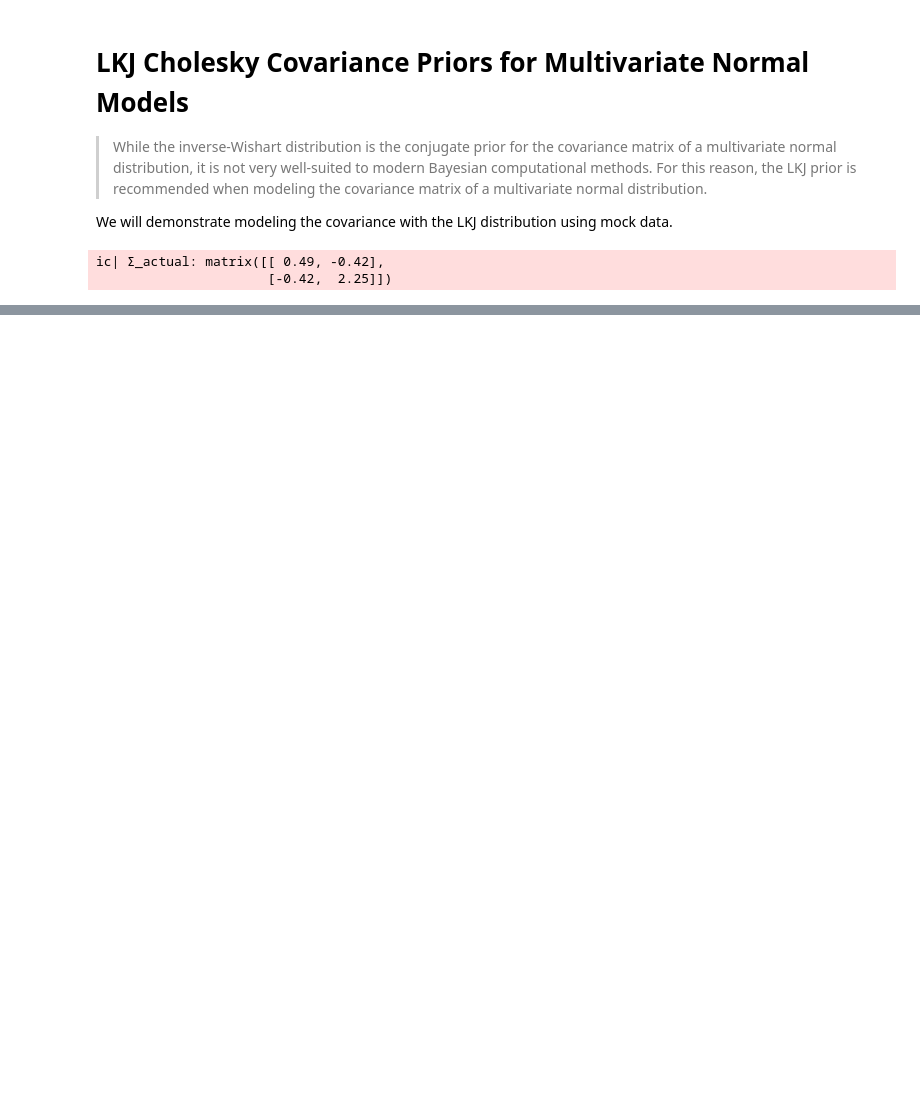
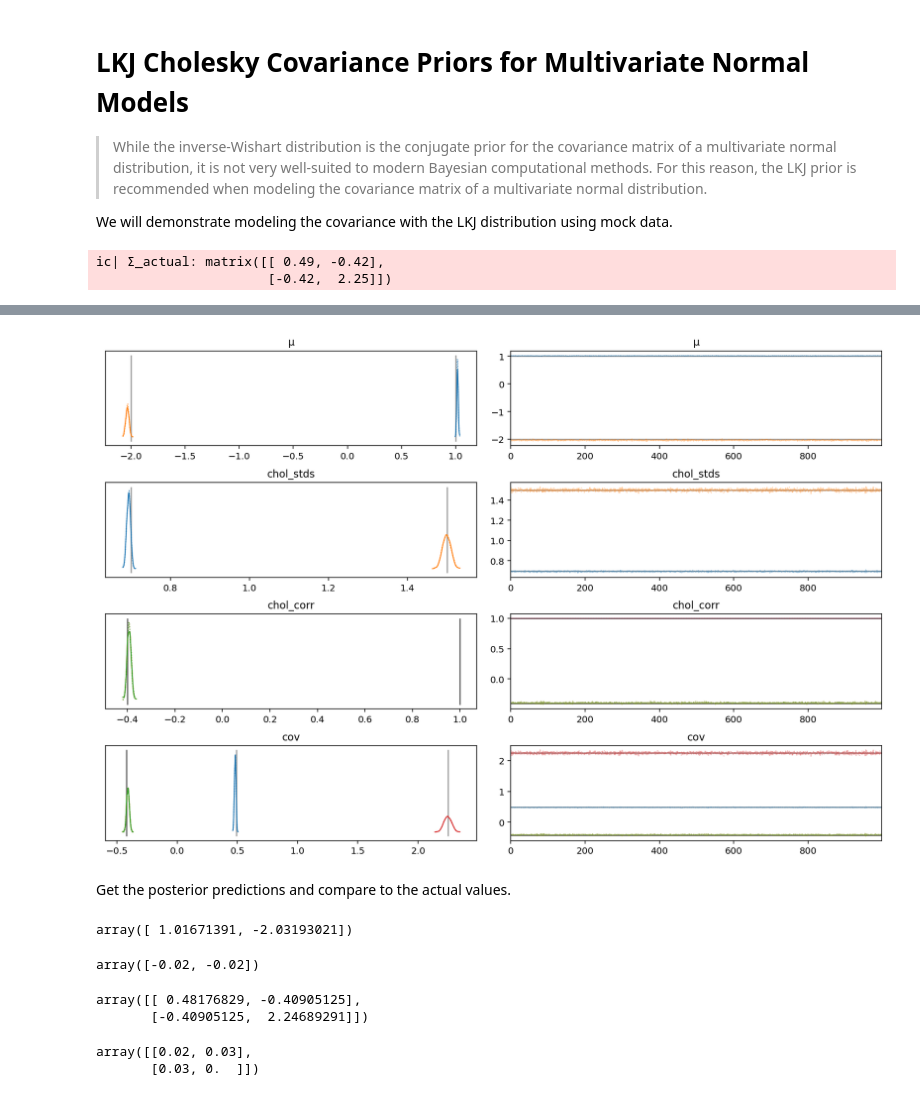
Before and after one commit to jhrcook/pymc3-tutorials, a Jupyter notebook: 024_lkj-cholesky-covariance-priors.ipynb, the cells around one changed output, grey strips where cells are left out. Saved outputs shown, nothing was run; the diff lists cells and outputs as text; code cells hidden in the pictures; blank space fills up the shorter version.

```diff
--- a/024_lkj-cholesky-covariance-priors.ipynb
+++ b/024_lkj-cholesky-covariance-priors.ipynb
@@ -65,0 +77,11 @@ array([ 1., -2.])
+# %%
+with pm.Model() as model:
+    chol, corr, stds = pm.LKJCholeskyCov(
+        "chol", n=2, eta=2.0, sd_dist=pm.Exponential.dist(1.0), compute_corr=True
+    )
+    cov = pm.Deterministic("cov", chol.dot(chol.T))
+
+    μ = pm.Normal("μ", 0.0, 1.5, shape=2, testval=x.mean(axis=0))
+    obs = pm.MvNormal("obs", μ, chol=chol, observed=x)
+
+    trace = pm.sample(init="adapt_diag", random_seed=RANDOM_SEED)
@@ -65,0 +95,3 @@ array([ 1., -2.])
+# %%
+az_model = az.from_pymc3(trace=trace, model=model)
+az.summary(az_model, hdi_prob=0.89)
@@ -65,0 +115,38 @@ array([ 1., -2.])
+# %%
+az.plot_trace(
+    az_model,
+    var_names=["~chol"],
+    compact=True,
+    lines=[
+        ("μ", {}, μ_actual),
+        ("cov", {}, Σ_actual),
+        ("chol_stds", {}, σ_actual),
+        ("chol_corr", {}, Ρ_actual),
+    ],
+);
+# %% [output]
+[figure, added]
+# %% [markdown]
+Get the posterior predictions and compare to the actual values.
+# %%
+μ_post = trace["μ"].mean(axis=0)
+μ_post
+# %% [output]
+array([ 1.01671391, -2.03193021])
+# %%
+# Error in μ
+(1 - μ_post / μ_actual).round(2)
+# %% [output]
+array([-0.02, -0.02])
+# %%
+Σ_post = trace["cov"].mean(axis=0)
+Σ_post
+# %% [output]
+array([[ 0.48176829, -0.40905125],
+       [-0.40905125,  2.24689291]])
+# %%
+# Error in Σ
+(1 - Σ_post / Σ_actual).round(2)
+# %% [output]
+array([[0.02, 0.03],
+       [0.03, 0.  ]])
```
Also changed, not shown: parts of 7 cells of this notebook, 4 other files.
